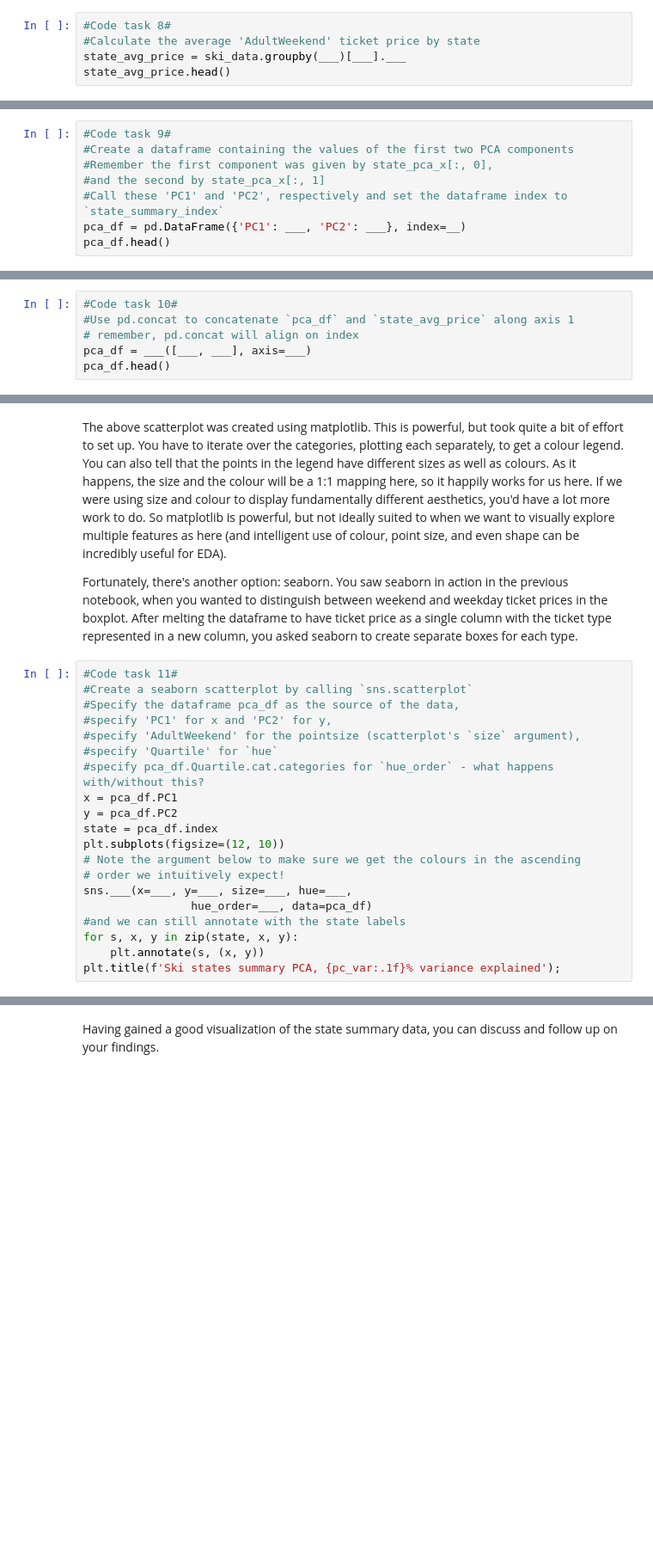
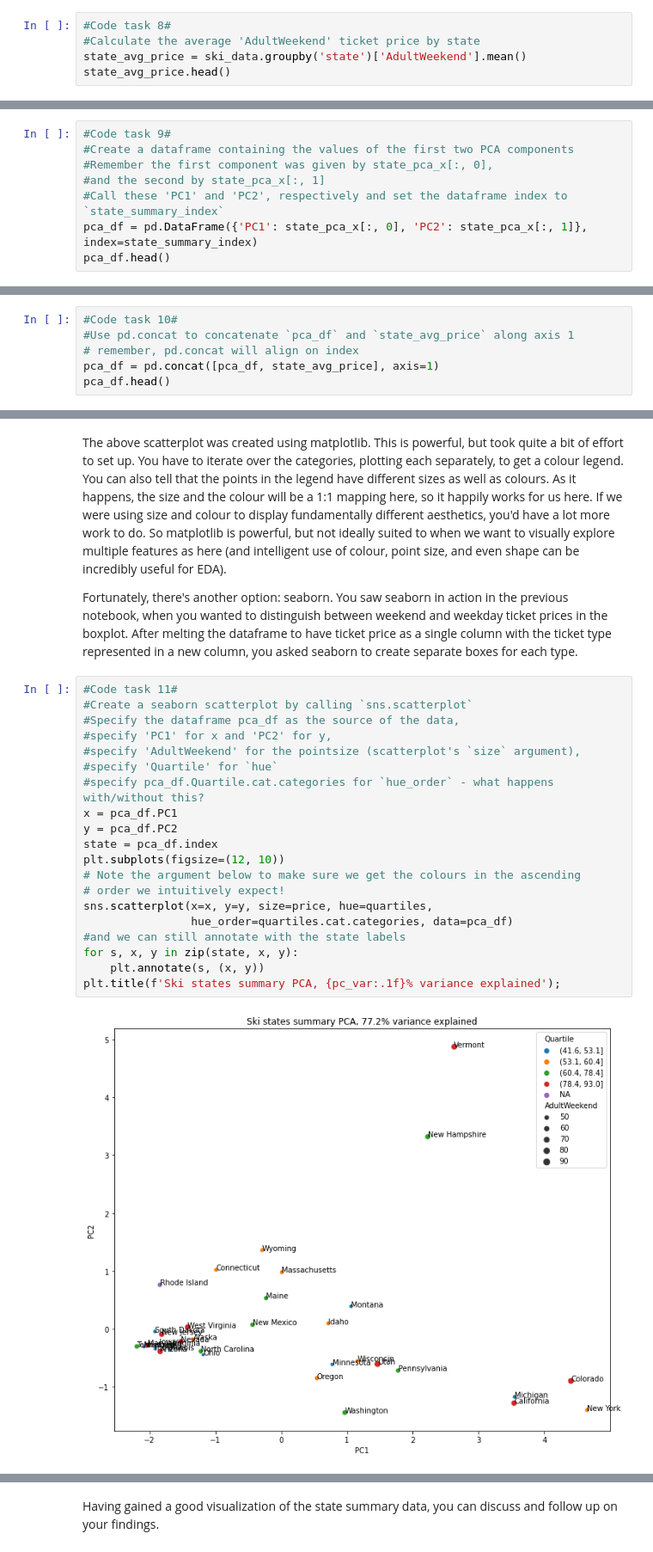
Before and after one commit to sbBEM/DataScienceGuidedCapstone, a Jupyter notebook: Notebooks/03_exploratory_data_analysis.ipynb, the cells around one changed output, grey strips where cells are left out. Shown at 86% size. Drawn from its saved outputs; the diff is of its cells as text; blank space fills up the shorter version.

```diff
--- a/Notebooks/03_exploratory_data_analysis.ipynb
+++ b/Notebooks/03_exploratory_data_analysis.ipynb
@@ -483,6 +483,6 @@ Here, all point markers for the states are the same size and colour. You've visu
 # %%
 #Code task 8#
 #Calculate the average 'AdultWeekend' ticket price by state
-state_avg_price = ski_data.groupby(___)[___].___
+state_avg_price = ski_data.groupby('state')['AdultWeekend'].mean()
 state_avg_price.head()
 # %% [output]
@@ -502,5 +510,5 @@ At this point you have several objects floating around. You have just calculated
 #Remember the first component was given by state_pca_x[:, 0],
 #and the second by state_pca_x[:, 1]
 #Call these 'PC1' and 'PC2', respectively and set the dataframe index to `state_summary_index`
-pca_df = pd.DataFrame({'PC1': ___, 'PC2': ___}, index=__)
+pca_df = pd.DataFrame({'PC1': state_pca_x[:, 0], 'PC2': state_pca_x[:, 1]}, index=state_summary_index)
 pca_df.head()
@@ -518,5 +550,5 @@ Now you can concatenate both parts on axis 1 and using the indexes.
 #Code task 10#
 #Use pd.concat to concatenate `pca_df` and `state_avg_price` along axis 1
 # remember, pd.concat will align on index
-pca_df = ___([___, ___], axis=___)
+pca_df = pd.concat([pca_df, state_avg_price], axis=1)
 pca_df.head()
@@ -574,23 +643,25 @@ Fortunately, there's another option: seaborn. You saw seaborn in action in the p
 # %%
 #Code task 11#
 #Create a seaborn scatterplot by calling `sns.scatterplot`
 #Specify the dataframe pca_df as the source of the data,
 #specify 'PC1' for x and 'PC2' for y,
 #specify 'AdultWeekend' for the pointsize (scatterplot's `size` argument),
 #specify 'Quartile' for `hue`
 #specify pca_df.Quartile.cat.categories for `hue_order` - what happens with/without this?
 x = pca_df.PC1
 y = pca_df.PC2
 state = pca_df.index
 plt.subplots(figsize=(12, 10))
 # Note the argument below to make sure we get the colours in the ascending
 # order we intuitively expect!
-sns.___(x=___, y=___, size=___, hue=___,
-                hue_order=___, data=pca_df)
+sns.scatterplot(x=x, y=y, size=price, hue=quartiles,
+                hue_order=quartiles.cat.categories, data=pca_df)
 #and we can still annotate with the state labels
 for s, x, y in zip(state, x, y):
     plt.annotate(s, (x, y))
 plt.title(f'Ski states summary PCA, {pc_var:.1f}% variance explained');
+# %% [output]
+[figure, added]
 # %% [markdown]
 Seaborn does more! You should always care about your output. What if you want the ordering of the colours in the legend to align intuitively with the ordering of the quartiles? Add a `hue_order` argument! Seaborn has thrown in a few nice other things:
 
```
Also changed, not shown: parts of 23 cells of this notebook, 1 other file.
